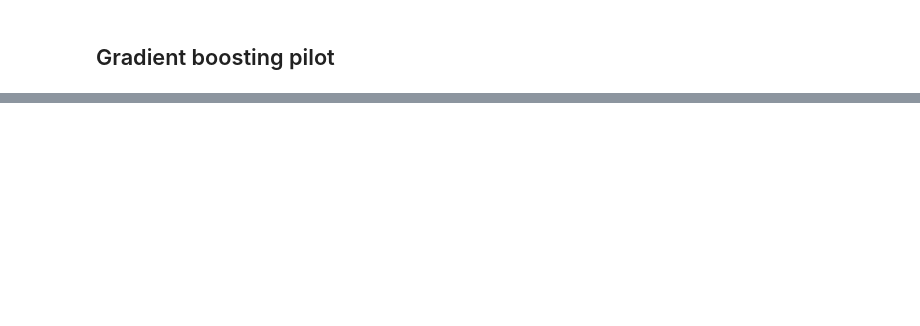
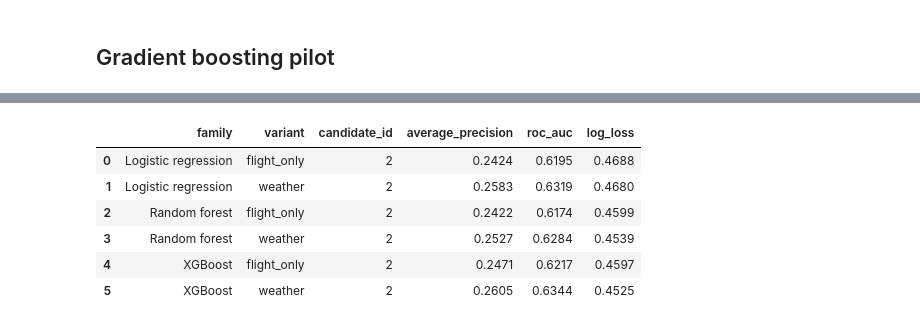
Before and after one commit to abouscholte/Thesis, a Jupyter notebook: notebooks/06_baseline_model.ipynb, the cells around one changed output, grey strips where cells are left out. Saved outputs shown, nothing was run; the diff lists cells and outputs as text; code cells hidden in the pictures; blank space fills up the shorter version.

```diff
--- a/notebooks/06_baseline_model.ipynb
+++ b/notebooks/06_baseline_model.ipynb
@@ -449,0 +686,25 @@ Likely causes:
+# %%
+tuning_scores = pd.concat(tuning_parts, ignore_index=True)
+# %%
+tuning_summary = (tuning_scores.groupby(["family", "variant", "candidate_id"], as_index=False)[metrics].mean())
+best_settings = (
+    tuning_summary.sort_values(
+        ["average_precision", "candidate_id"],
+        ascending=[False, True]
+    )
+    .drop_duplicates(["family", "variant"])
+    .sort_values(["family", "variant"])
+)
+
+tuning_summary.to_csv(TUNING_DIR / "summary.csv", index=False)
+best_settings.to_csv(TUNING_DIR / "selected_candidates.csv", index=False)
+
+display(best_settings.round(4))
+# %% [output]
+|  | family | variant | candidate_id | average_precision | roc_auc | log_loss |
+| 0 | Logistic regression | flight_only | 2 | 0.2424 | 0.6195 | 0.4688 |
+| 1 | Logistic regression | weather | 2 | 0.2583 | 0.6319 | 0.4680 |
+| 2 | Random forest | flight_only | 2 | 0.2422 | 0.6174 | 0.4599 |
+| 3 | Random forest | weather | 2 | 0.2527 | 0.6284 | 0.4539 |
+| 4 | XGBoost | flight_only | 2 | 0.2471 | 0.6217 | 0.4597 |
+| 5 | XGBoost | weather | 2 | 0.2605 | 0.6344 | 0.4525 |
```
Also changed, not shown: parts of 12 cells of this notebook.
